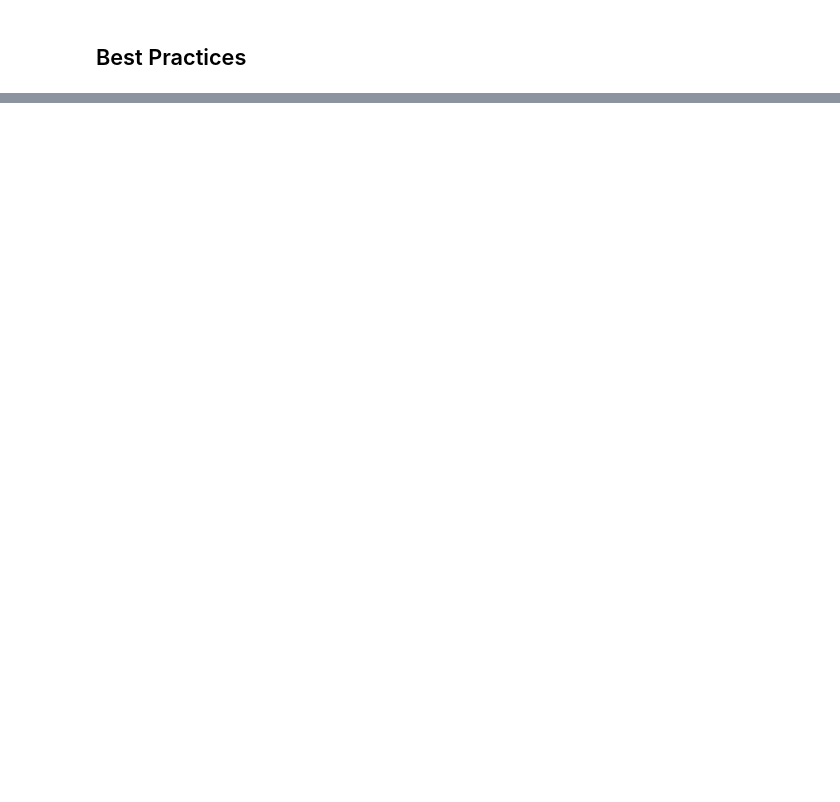
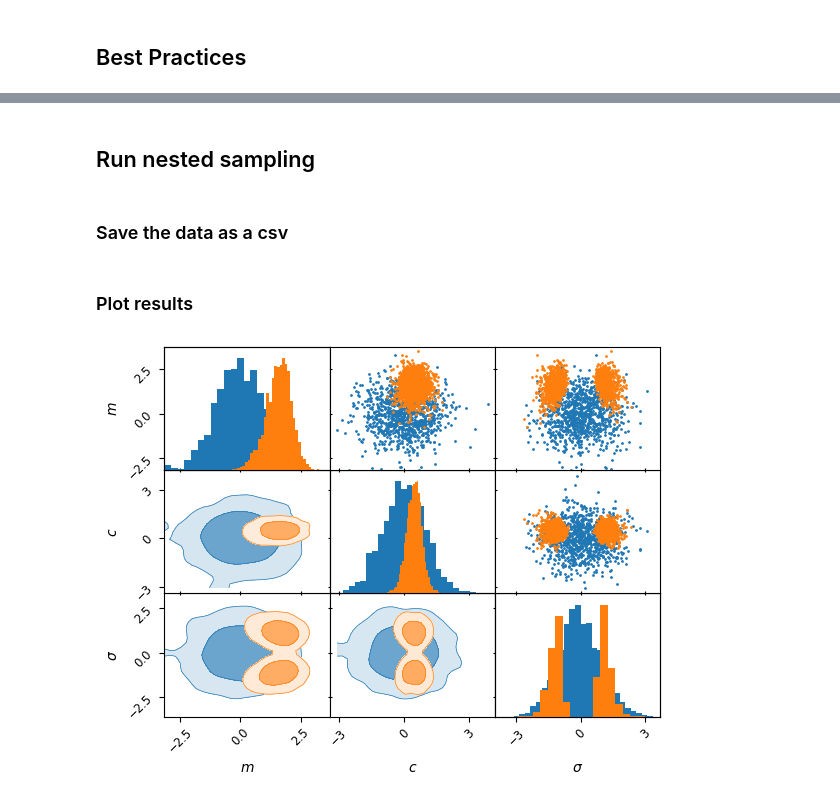
Before and after one commit to fvwallauer/MASt_Project_Cam, a Jupyter notebook: Wk1_blackjax.ipynb, the cells around one changed output, grey strips where cells are left out. Saved outputs shown, nothing was run; the diff lists cells and outputs as text; code cells hidden in the pictures; blank space fills up the shorter version.

```diff
--- a/Wk1_blackjax.ipynb
+++ b/Wk1_blackjax.ipynb
@@ -279,0 +602,2 @@ ImportError: cannot import name 'mcmc' from partially initialized module 'blackj
+# %% [markdown]
+## Run nested sampling
@@ -279,0 +624,2 @@ ImportError: cannot import name 'mcmc' from partially initialized module 'blackj
+# %% [markdown]
+### Save the data as a csv
@@ -279,0 +641,11 @@ ImportError: cannot import name 'mcmc' from partially initialized module 'blackj
+# %% [markdown]
+### Plot results
+# %%
+from anesthetic import read_chains
+samples = read_chains("line.csv")
+# %%
+kinds ={'lower': 'kde_2d', 'diagonal': 'hist_1d', 'upper': 'scatter_2d'}
+axes = samples.prior().plot_2d(['m', 'c', 'sigma'], kinds=kinds, label='prior')
+samples.plot_2d(axes, kinds=kinds, label='posterior');
+# %% [output]
+[figure, added]
```
Also changed, not shown: parts of 57 cells of this notebook.
